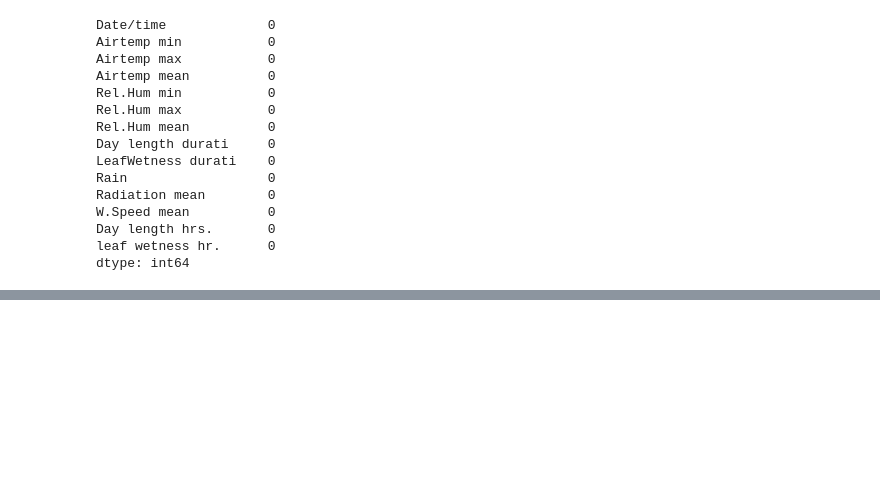
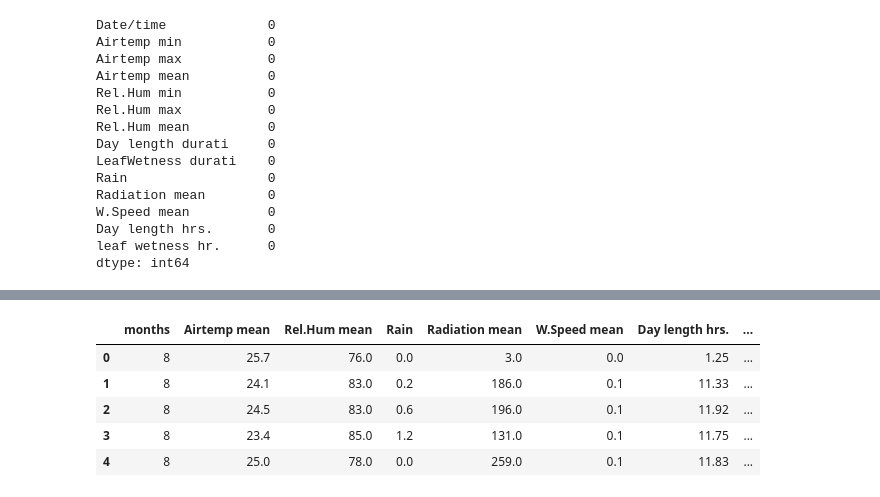
Before and after one commit to sanket2452/Climate-Change-Impact-on-Grapes, a Jupyter notebook: DataPreprocessing.ipynb, the cells around one changed output, grey strips where cells are left out. Saved outputs shown, nothing was run; the diff lists cells and outputs as text; code cells hidden in the pictures; blank space fills up the shorter version.

```diff
--- a/DataPreprocessing.ipynb
+++ b/DataPreprocessing.ipynb
@@ -288,0 +350,14 @@ data.to_excel("Data_With_Preprocess_Sanket.xlsx", index=False)
+# %%
+selected_columns = ['months','Airtemp mean','Rel.Hum mean','Rain', 'Radiation mean', 'W.Speed mean','Day length hrs.', 'leaf wetness hr.']
+
+# Create a new DataFrame containing only the selected columns
+new_data = new_data[selected_columns]
+# %%
+new_data.head()
+# %% [output]
+|  | months | Airtemp mean | Rel.Hum mean | Rain | Radiation mean | W.Speed mean | Day length hrs. | ... |
+| 0 | 8 | 25.7 | 76.0 | 0.0 | 3.0 | 0.0 | 1.25 | ... |
+| 1 | 8 | 24.1 | 83.0 | 0.2 | 186.0 | 0.1 | 11.33 | ... |
+| 2 | 8 | 24.5 | 83.0 | 0.6 | 196.0 | 0.1 | 11.92 | ... |
+| 3 | 8 | 23.4 | 85.0 | 1.2 | 131.0 | 0.1 | 11.75 | ... |
+| 4 | 8 | 25.0 | 78.0 | 0.0 | 259.0 | 0.1 | 11.83 | ... |
```
Also changed, not shown: parts of 12 cells of this notebook, 4 other files.
